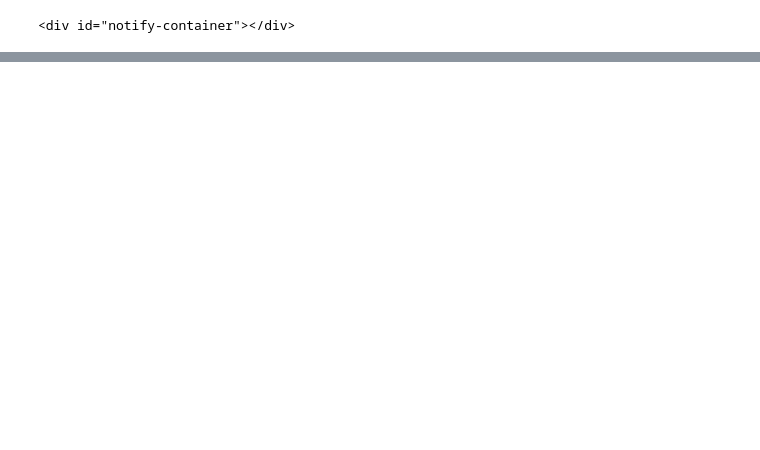
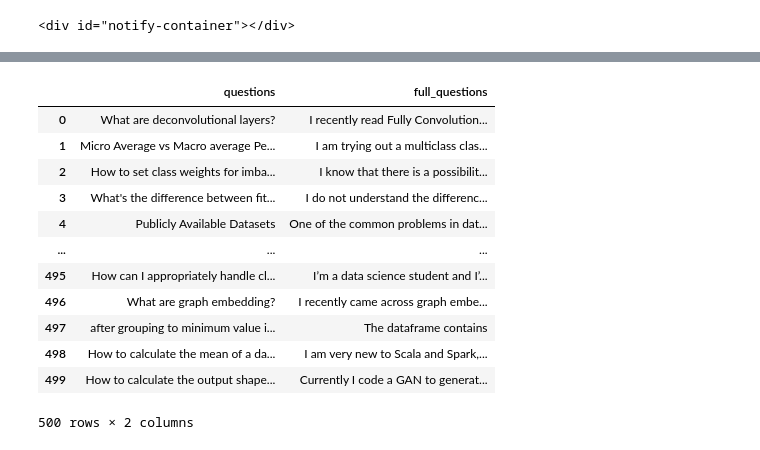
Before and after one commit to archonixm/python-web-scraper, a Jupyter notebook: StackExchange Scraper.ipynb, the cells around one changed output, grey strips where cells are left out. Cells and saved outputs as stored; diff of their text form; code cells hidden in the pictures; blank space fills up the shorter version.

Commit message:
Finish stackexchange scraper

```diff
--- a/StackExchange Scraper.ipynb
+++ b/StackExchange Scraper.ipynb
@@ -105,3 +108,3 @@ NameError: name 'product' is not defined
-# %%
-url = 'https://datascience.stackexchange.com/questions/110881/big-difference-between-bootstrap-values-and-approximately-unbiased-p-values'
-response = requests.get(url)
+# %%
+for product in results:
+    url = 'https://datascience.stackexchange.com'+product.find('a').get('href')
@@ -151,0 +151,2 @@ I don't know how to interpret the fact that UA are relatively high while BP are
+# %%
+full_question = [soup.find('div', {'class' : 's-prose js-post-body', 'itemprop' : 'text'})]
@@ -151,0 +165,31 @@ I don't know how to interpret the fact that UA are relatively high while BP are
+# %%
+questions = []
+full_questions = []
+for page in range(1,11):
+    url ='https://datascience.stackexchange.com/questions'
+    response = requests.get(url, params={'tab':'Votes', 'page':page})
+    print(response.url)
+    soup = BeautifulSoup(response.text, 'lxml')
+    soup
+
+    soup.prettify
+    results = soup.find_all('div', attrs={'class': 's-post-summary--content'})
+
+    for product in results:
+        url = 'https://datascience.stackexchange.com'+product.find('a').get('href')
+        question = product.find('h3').text.strip()
+        response = requests.get(url)
+        soup = BeautifulSoup(response.text, 'html')
+        soup
+
+        soup.prettify
+        try:
+            full_question = soup.find('div', {'class' : 's-prose js-post-body', 'itemprop' : 'text'}).find('p').text
+        except AttributeError:
+            full_question = None
+        questions.append(question)
+        full_questions.append(full_question)
+        time.sleep(3)
+    print(len(questions))
+
+df = pd.DataFrame(data={'questions':questions,'full_questions':full_questions})
@@ -151,0 +217,16 @@ I don't know how to interpret the fact that UA are relatively high while BP are
+# %%
+df
+# %% [output]
+|  | questions | full_questions |
+| 0 | What are deconvolutional layers? | I recently read Fully Convolution... |
+| 1 | Micro Average vs Macro average Pe... | I am trying out a multiclass clas... |
+| 2 | How to set class weights for imba... | I know that there is a possibilit... |
+| 3 | What's the difference between fit... | I do not understand the differenc... |
+| 4 | Publicly Available Datasets | One of the common problems in dat... |
+| ... | ... | ... |
+| 495 | How can I appropriately handle cl... | I’m a data science student and I’... |
+| 496 | What are graph embedding? | I recently came across graph embe... |
+| 497 | after grouping to minimum value i... | The dataframe contains |
+| 498 | How to calculate the mean of a da... | I am very new to Scala and Spark,... |
+| 499 | How to calculate the output shape... | Currently I code a GAN to generat... |
+500 rows × 2 columns
```
Also changed, not shown: parts of 18 cells of this notebook.
